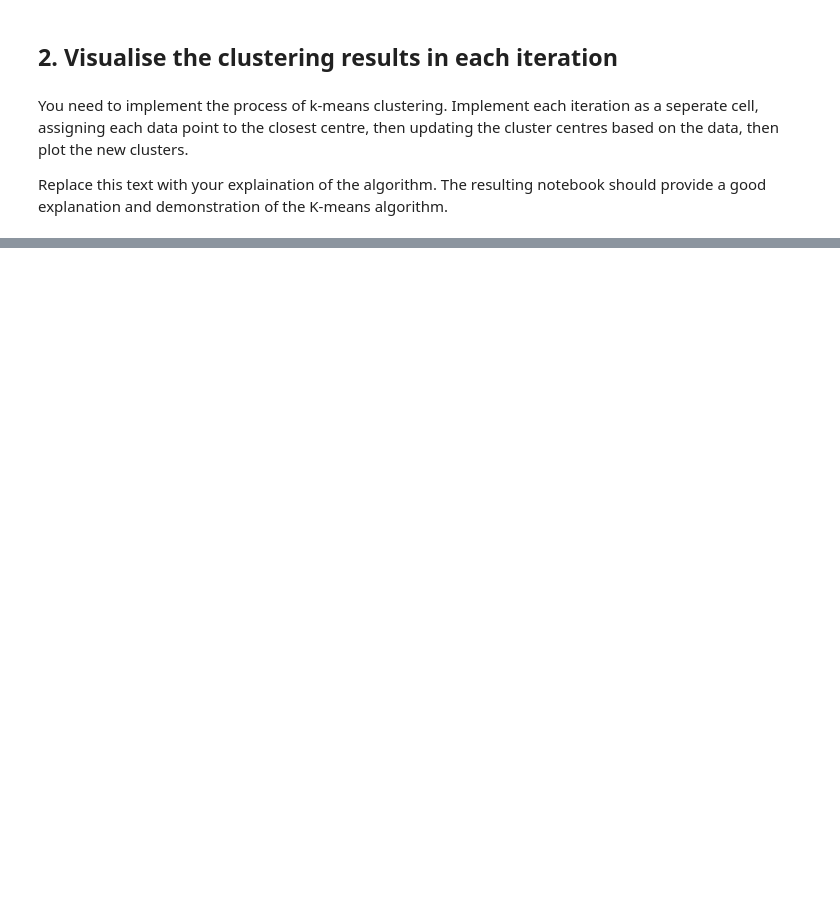
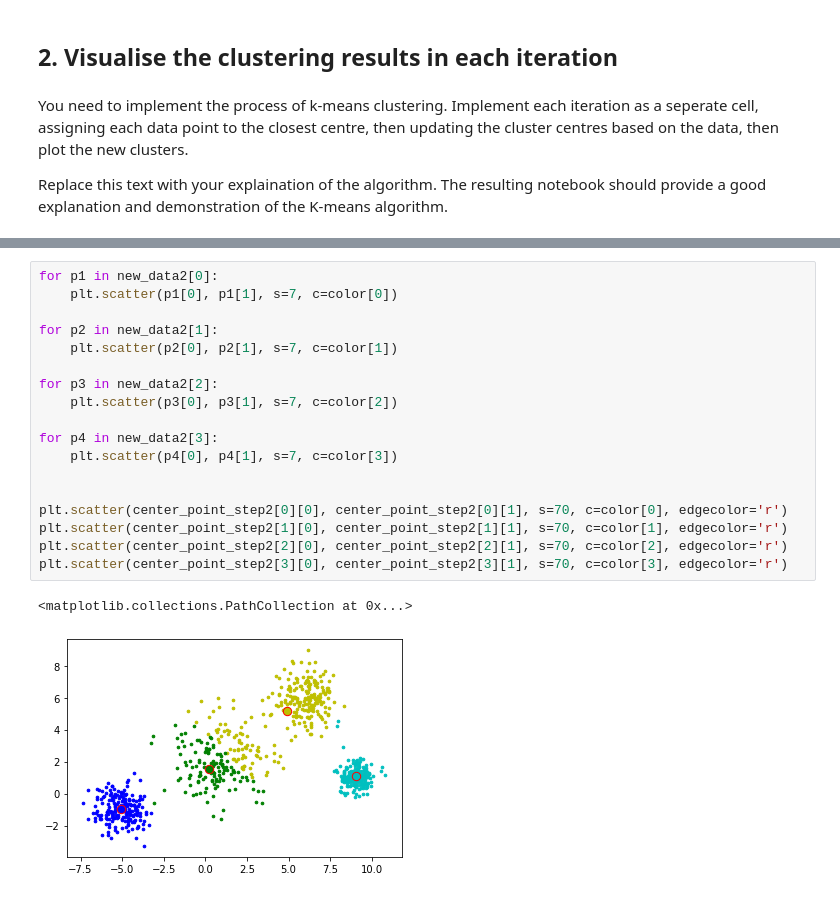
Before and after one commit to garyliu427/portfolio-2019-garyliu427, a Jupyter notebook: Portfolio 3.ipynb, the cells around one changed output, grey strips where cells are left out. Saved outputs shown, nothing was run; the diff lists cells and outputs as text; blank space fills up the shorter version.

```diff
--- a/Portfolio 3.ipynb
+++ b/Portfolio 3.ipynb
@@ -70,0 +126,21 @@ plt.scatter(centroids[:,0], centroids[:,1], c=color, s=70, edgecolor='r');
+# %%
+for p1 in new_data2[0]:
+    plt.scatter(p1[0], p1[1], s=7, c=color[0])
+
+for p2 in new_data2[1]:
+    plt.scatter(p2[0], p2[1], s=7, c=color[1])
+
+for p3 in new_data2[2]:
+    plt.scatter(p3[0], p3[1], s=7, c=color[2])
+
+for p4 in new_data2[3]:
+    plt.scatter(p4[0], p4[1], s=7, c=color[3])
+
+
+plt.scatter(center_point_step2[0][0], center_point_step2[0][1], s=70, c=color[0], edgecolor='r')
+plt.scatter(center_point_step2[1][0], center_point_step2[1][1], s=70, c=color[1], edgecolor='r')
+plt.scatter(center_point_step2[2][0], center_point_step2[2][1], s=70, c=color[2], edgecolor='r')
+plt.scatter(center_point_step2[3][0], center_point_step2[3][1], s=70, c=color[3], edgecolor='r')
+# %% [output]
+<matplotlib.collections.PathCollection at 0x...>
+[figure, added]
```
Also changed, not shown: parts of 14 cells of this notebook.
